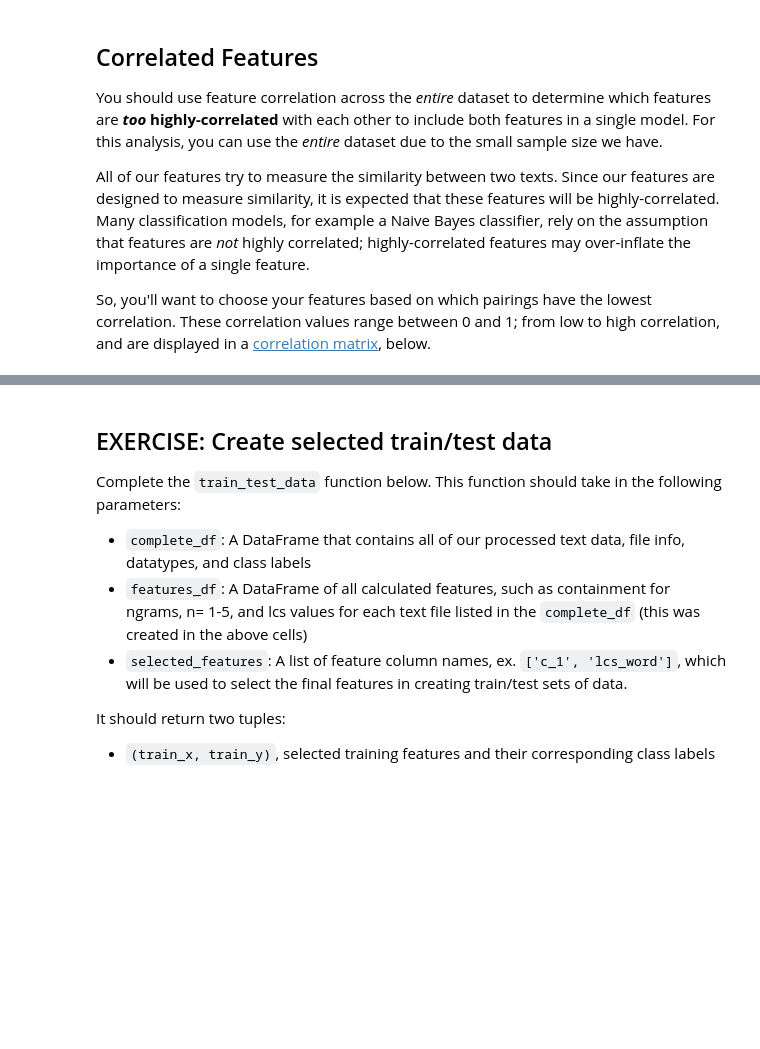
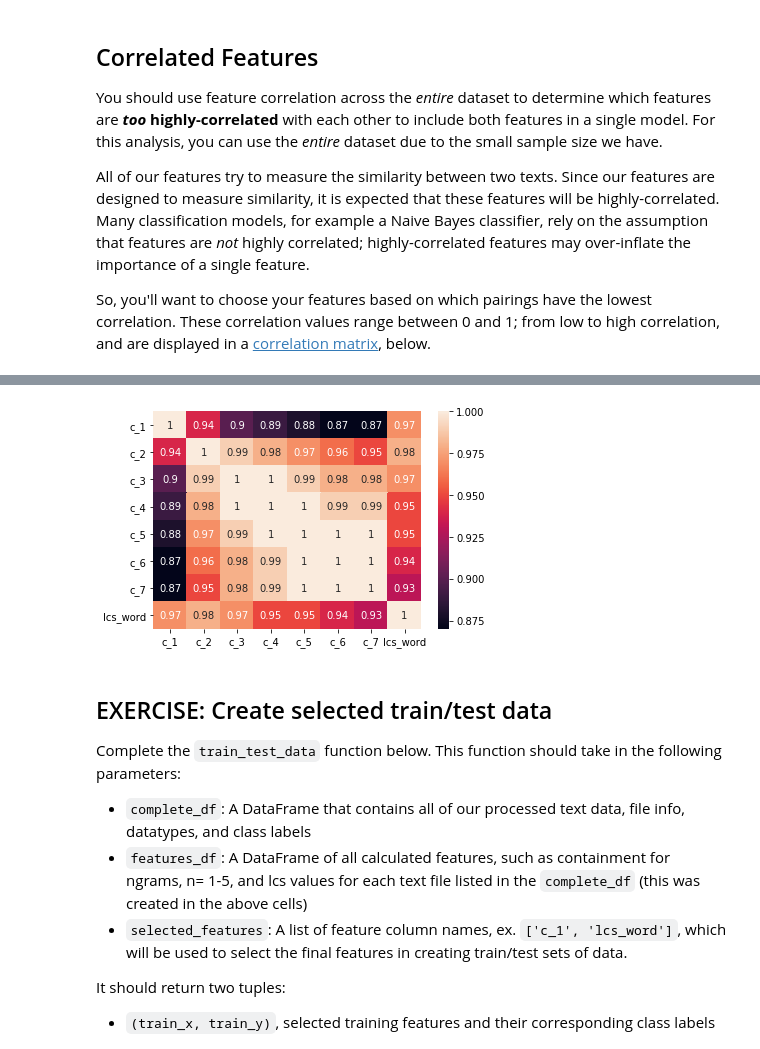
Before and after one commit to rmclino/Project_Plagiarism_Detection, a Jupyter notebook: 2_Plagiarism_Feature_Engineering.ipynb, the cells around one changed output, grey strips where cells are left out. Drawn from its saved outputs; the diff is of its cells as text; code cells hidden in the pictures; blank space fills up the shorter version.

```diff
--- a/2_Plagiarism_Feature_Engineering.ipynb
+++ b/2_Plagiarism_Feature_Engineering.ipynb
@@ -517,8 +503,26 @@ def lcs_norm_word(answer_text, source_text):
        :return: A normalized LCS value'''
 
     # your code here
+    answer_text = answer_text.split()
+    source_text = source_text.split()
 
-    pass
+    len_a = len(answer_text)
+    len_s = len(source_text)
+
+
+    matrix = []
+    for i in range(len(answer_text)+1) :
+        matrix.append([0] * (len(source_text) + 1))
+
+    for i in range(len_a):
+        for j in range(len_s):
+            if answer_text[i] == source_text[j]:
+                matrix[i+1][j+1] = matrix[i][j]+1
+            else:
+                matrix[i+1][j+1] = max(matrix[i+1][j], matrix[i][j+1])
+
+
+    return matrix[-1][-1]  / len_a
 # %% [markdown]
 ### Test cells
 
@@ -664,7 +679,7 @@ You'll want to create at least 6 features to choose from as you think about whic
 In the below cell **define an n-gram range**; these will be the n's you use to create n-gram containment features. The rest of the feature creation code is provided.
 # %%
 # Define an ngram range
-ngram_range = range(1,7)
+ngram_range = range(1,8)
 
 
 # The following code may take a minute to run, depending on your ngram_range
@@ -719,3 +767,9 @@ display(corr_matrix)
+# %%
+import seaborn as sns
+sns.heatmap(corr_matrix,
+            annot=True);
+# %% [output]
+[figure, added]
 # %% [markdown]
 ## EXERCISE: Create selected train/test data
 
```
Also changed, not shown: parts of 16 cells of this notebook, 4 other files.
